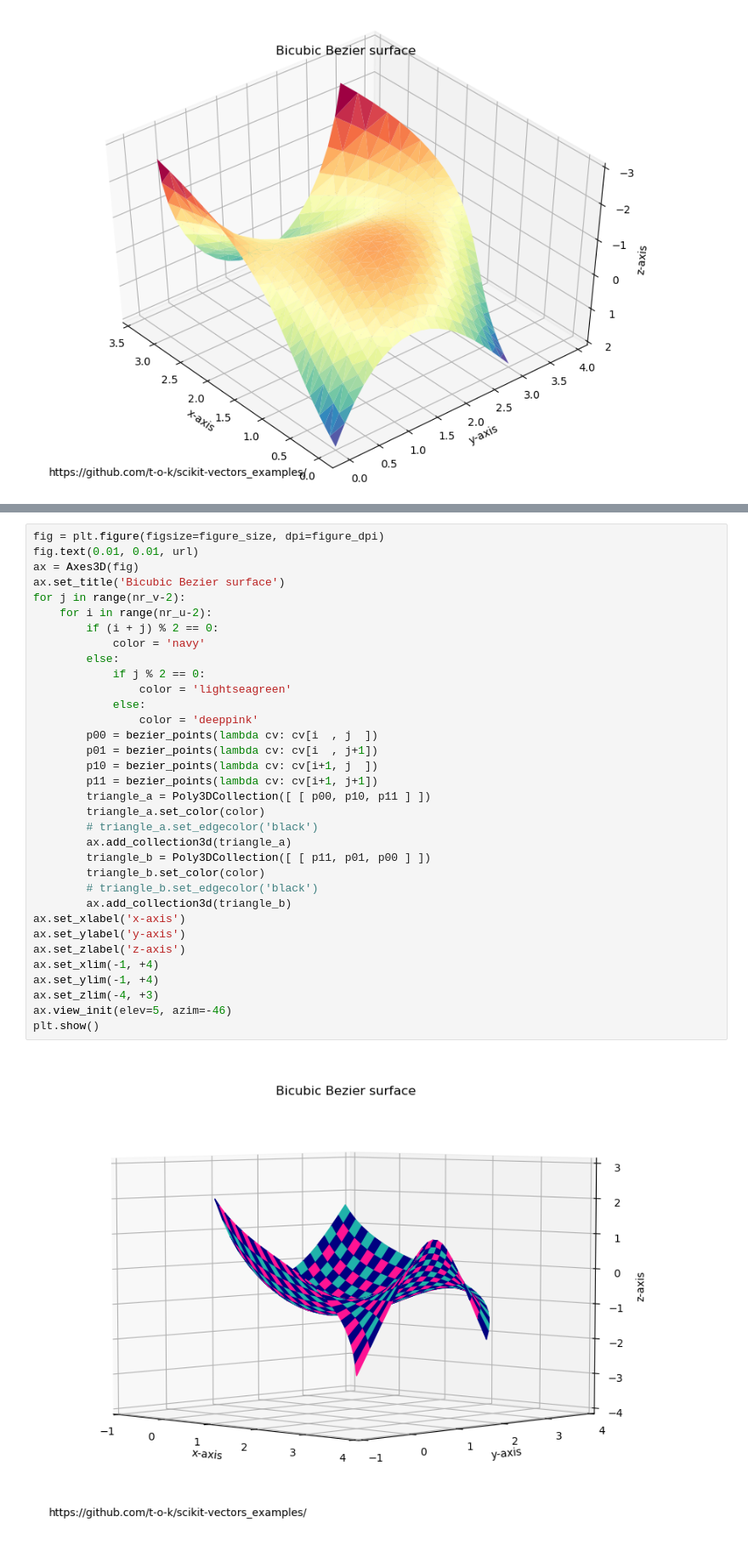
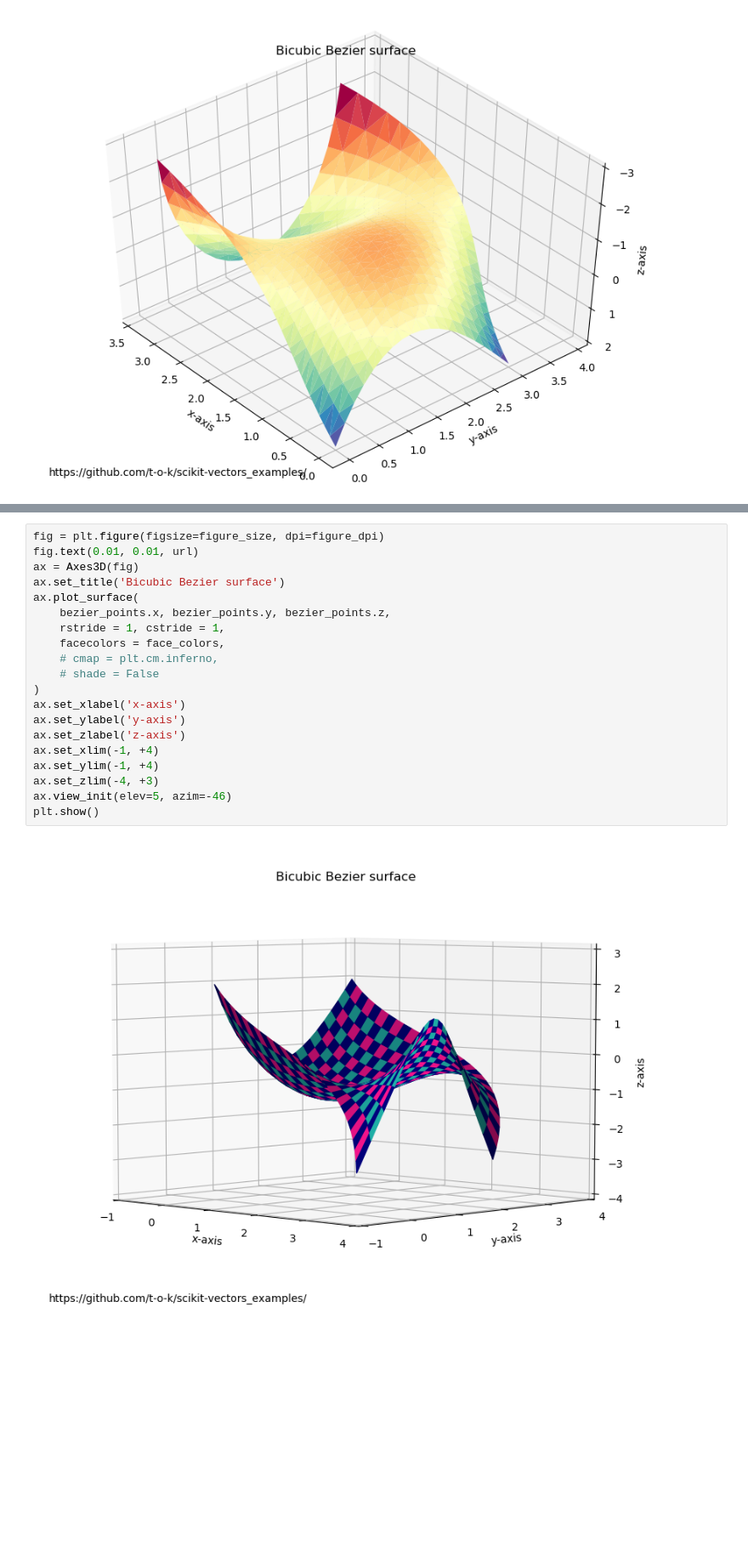
Before and after one commit to t-o-k/scikit-vectors_examples, a Jupyter notebook: Bezier_Surfaces.ipynb, the cells around one changed output, grey strips where cells are left out. Shown at 85% size. Drawn from its saved outputs; the diff is of its cells as text; blank space fills up the shorter version.

Commit message:
rewrote example with Poly3DCollection and triangles to use plot_surface instead

```diff
--- a/Bezier_Surfaces.ipynb
+++ b/Bezier_Surfaces.ipynb
@@ -201,39 +223,25 @@ plt.show()
 # %%
 fig = plt.figure(figsize=figure_size, dpi=figure_dpi)
 fig.text(0.01, 0.01, url)
 ax = Axes3D(fig)
 ax.set_title('Bicubic Bezier surface')
-for j in range(nr_v-2):
-    for i in range(nr_u-2):
-        if (i + j) % 2 == 0:
-            color = 'navy'
-        else:
-            if j % 2 == 0:
-                color = 'lightseagreen'
-            else:
-                color = 'deeppink'
-        p00 = bezier_points(lambda cv: cv[i  , j  ])
-        p01 = bezier_points(lambda cv: cv[i  , j+1])
-        p10 = bezier_points(lambda cv: cv[i+1, j  ])
-        p11 = bezier_points(lambda cv: cv[i+1, j+1])
-        triangle_a = Poly3DCollection([ [ p00, p10, p11 ] ])
-        triangle_a.set_color(color)
-        # triangle_a.set_edgecolor('black')
-        ax.add_collection3d(triangle_a)
-        triangle_b = Poly3DCollection([ [ p11, p01, p00 ] ])
-        triangle_b.set_color(color)
-        # triangle_b.set_edgecolor('black')
-        ax.add_collection3d(triangle_b)
+ax.plot_surface(
+    bezier_points.x, bezier_points.y, bezier_points.z,
+    rstride = 1, cstride = 1,
+    facecolors = face_colors,
+    # cmap = plt.cm.inferno,
+    # shade = False
+)
 ax.set_xlabel('x-axis')
 ax.set_ylabel('y-axis')
 ax.set_zlabel('z-axis')
 ax.set_xlim(-1, +4)
 ax.set_ylim(-1, +4)
 ax.set_zlim(-4, +3)
 ax.view_init(elev=5, azim=-46)
 plt.show()
 # %% [output]
-[figure, old version]
+[figure, new version]
 # %%
 p3d_ctrl = \
     ControlGrid3D(
```
Also changed, not shown: parts of 2 cells of this notebook.
